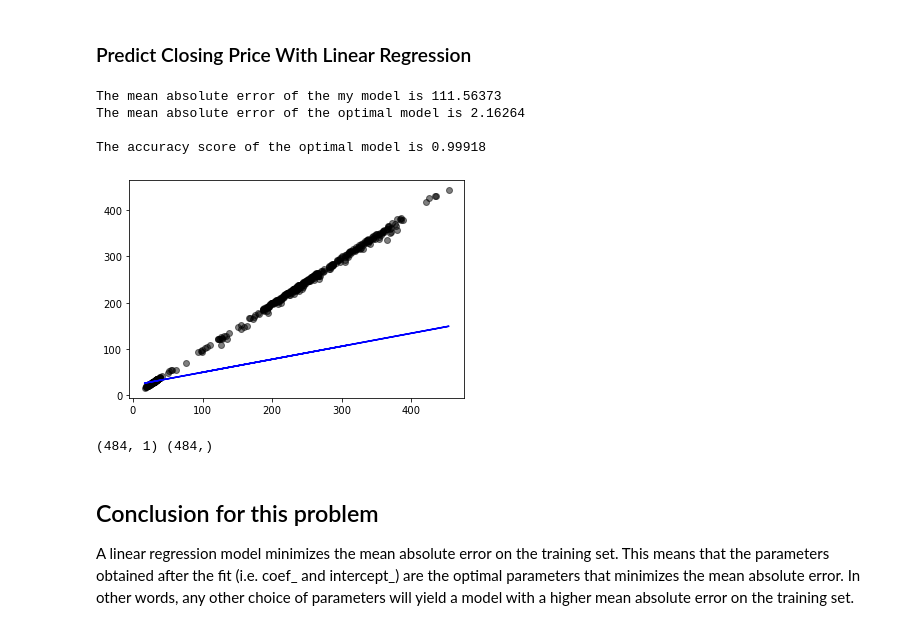
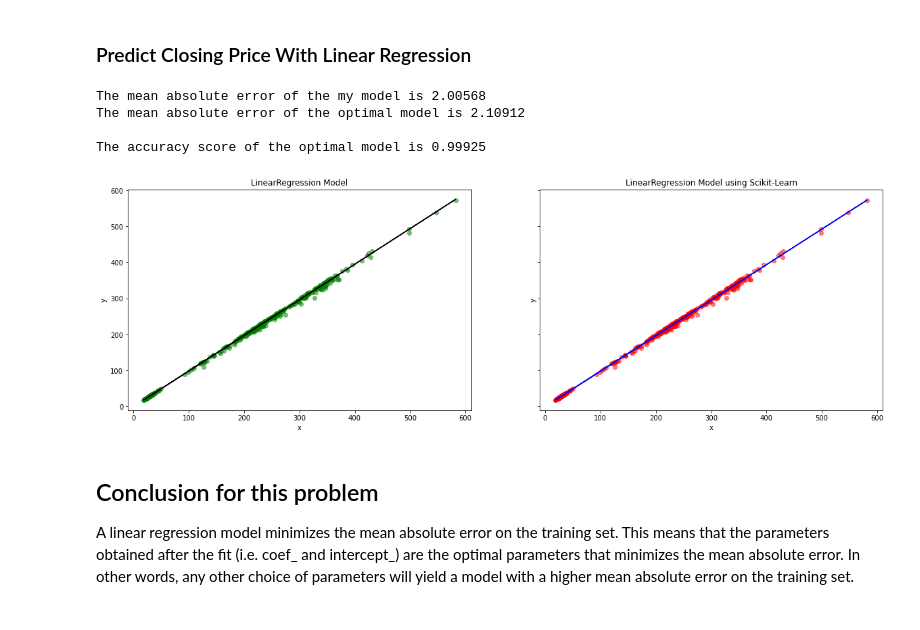
Before and after one commit to MohammadRouintan/Implementation-LinearRegression-From-Scratch, a Jupyter notebook: LR_MeanAbsoluteError.ipynb, the cells around one changed output. Saved outputs shown, nothing was run; the diff lists cells and outputs as text; code cells hidden in the pictures.

Commit message:
finished linear regression mean absolute error

```diff
--- a/LR_MeanAbsoluteError.ipynb
+++ b/LR_MeanAbsoluteError.ipynb
@@ -205,7 +205,7 @@ from sklearn.model_selection import train_test_split
 from sklearn.pipeline import make_pipeline
 from sklearn.preprocessing import StandardScaler
 
-linear_regression = make_pipeline(StandardScaler(), myLinearRegression())
+linear_regression = make_pipeline(StandardScaler(), myLinearRegression(n_iter=40000))
 Linear_Regression = make_pipeline(StandardScaler(), LinearRegression())
 # %%
 dataUrl = 'Datasets/TSLA.csv'
@@ -273,20 +273,27 @@ print(f"The mean absolute error of the optimal model is {model_error2:.5f}")
 print()
 print(f"The accuracy score of the optimal model is {accuracy_score2:.5f}")
 # %% [output]
-The mean absolute error of the my model is 111.56373
-The mean absolute error of the optimal model is 2.16264
+The mean absolute error of the my model is 2.00568
+The mean absolute error of the optimal model is 2.10912
 
-The accuracy score of the optimal model is 0.99918
+The accuracy score of the optimal model is 0.99925
-# %%
-plt.scatter(x_test, y_test, color="black", alpha=0.5)
-plt.plot(x_test, y_predicted1, color="blue")
-
-
-plt.show()
-print(x_test.shape, y_test.shape)
-# %% [output]
-[figure, removed]
-(484, 1) (484,)
+# %%
+fig, ax = plt.subplots(1, 2, figsize=(20, 6), sharex=True, sharey=True)
+
+ax[0].scatter(x_test, y_test, color='green', alpha=0.5)
+ax[0].plot(x_test, y_predicted1, c='black')
+ax[0].set_title("LinearRegression Model")
+ax[0].set_xlabel('x')
+ax[0].set_ylabel('y')
+
+ax[1].scatter(x_test, y_test, color='red', alpha=0.5)
+ax[1].plot(x_test, y_predicted2, c='blue')
+ax[1].set_title("LinearRegression Model using Scikit-Learn")
+ax[1].set_xlabel('x')
+ax[1].set_ylabel('y')
+plt.show()
+# %% [output]
+[figure, added]
 # %% [markdown]
 ## Conclusion for this problem
 A linear regression model minimizes the mean absolute error on the training set. This means that the parameters obtained after the fit (i.e. coef_ and intercept_) are the optimal parameters that minimizes the mean absolute error. In other words, any other choice of parameters will yield a model with a higher mean absolute error on the training set.
```
